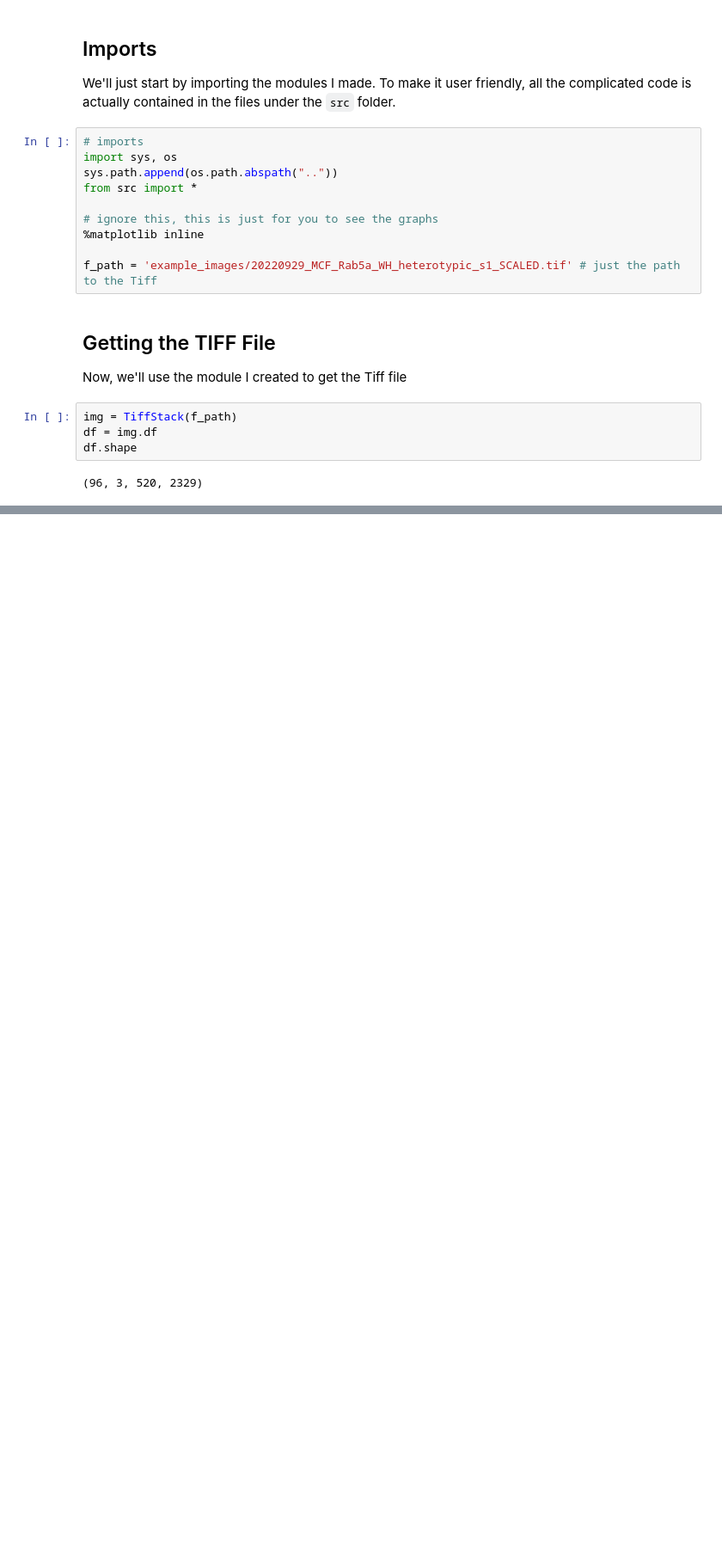
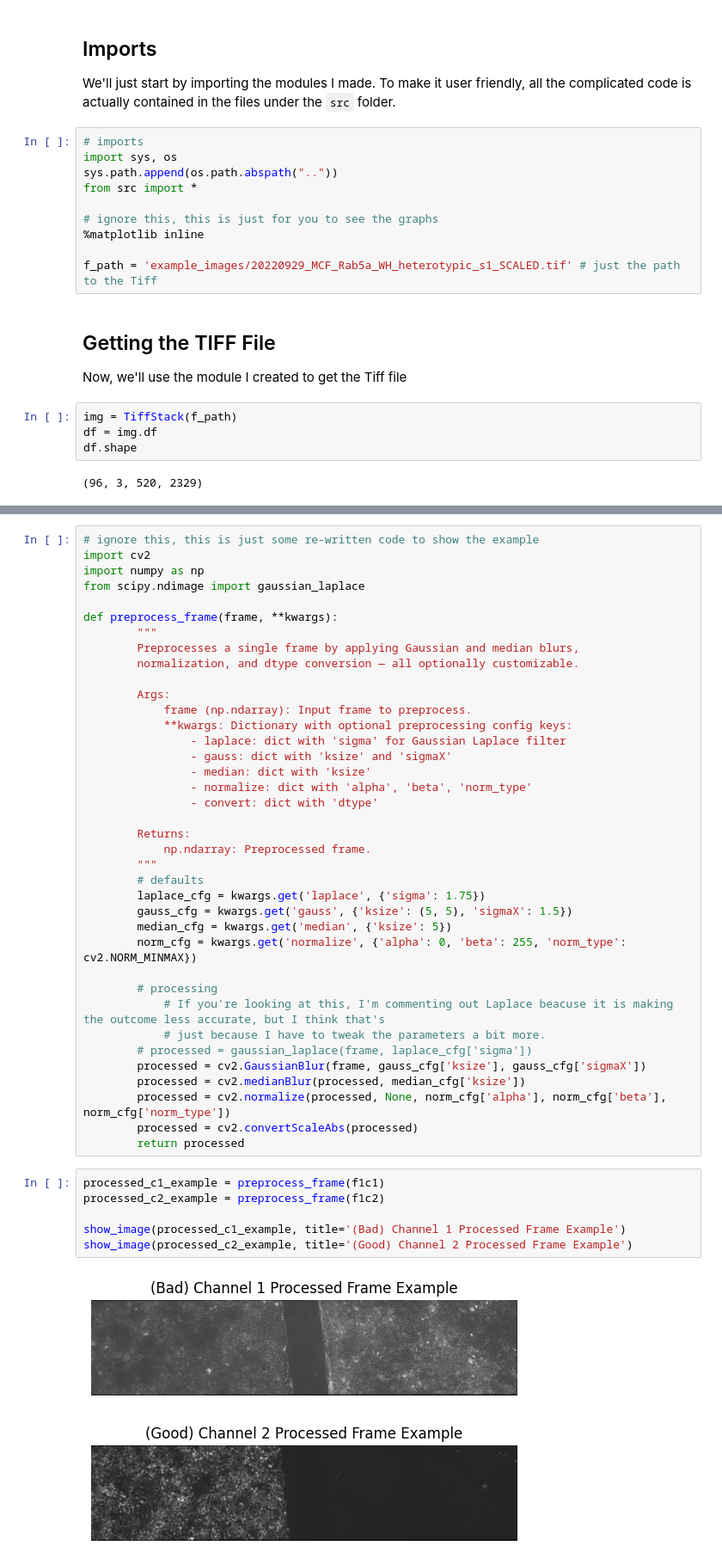
Before and after one commit to ZSR3004/cell2, a Jupyter notebook: example_notebooks/MCF_Rab5a_notebook.ipynb, the cells around one changed output, grey strips where cells are left out. Shown: that part at 86% size. Saved outputs shown, nothing was run; the diff lists cells and outputs as text; blank space fills up the shorter version.

Commit message:
wrote up example ipynb

```diff
--- a/example_notebooks/MCF_Rab5a_notebook.ipynb
+++ b/example_notebooks/MCF_Rab5a_notebook.ipynb
@@ -47,0 +58,47 @@ show_image(f1c3, title='Channel 3')
+# %%
+# ignore this, this is just some re-written code to show the example
+import cv2
+import numpy as np
+from scipy.ndimage import gaussian_laplace
+
+def preprocess_frame(frame, **kwargs):
+        """
+        Preprocesses a single frame by applying Gaussian and median blurs,
+        normalization, and dtype conversion — all optionally customizable.
+
+        Args:
+            frame (np.ndarray): Input frame to preprocess.
+            **kwargs: Dictionary with optional preprocessing config keys:
+                - laplace: dict with 'sigma' for Gaussian Laplace filter
+                - gauss: dict with 'ksize' and 'sigmaX'
+                - median: dict with 'ksize'
+                - normalize: dict with 'alpha', 'beta', 'norm_type'
+                - convert: dict with 'dtype'
+
+        Returns:
+            np.ndarray: Preprocessed frame.
+        """
+        # defaults
+        laplace_cfg = kwargs.get('laplace', {'sigma': 1.75})
+        gauss_cfg = kwargs.get('gauss', {'ksize': (5, 5), 'sigmaX': 1.5})
+        median_cfg = kwargs.get('median', {'ksize': 5})
+        norm_cfg = kwargs.get('normalize', {'alpha': 0, 'beta': 255, 'norm_type': cv2.NORM_MINMAX})
+
+        # processing
+            # If you're looking at this, I'm commenting out Laplace beacuse it is making the outcome less accurate, but I think that's
+            # just because I have to tweak the parameters a bit more.
+        # processed = gaussian_laplace(frame, laplace_cfg['sigma'])
+        processed = cv2.GaussianBlur(frame, gauss_cfg['ksize'], gauss_cfg['sigmaX'])
+        processed = cv2.medianBlur(processed, median_cfg['ksize'])
+        processed = cv2.normalize(processed, None, norm_cfg['alpha'], norm_cfg['beta'], norm_cfg['norm_type'])
+        processed = cv2.convertScaleAbs(processed)
+        return processed
+# %%
+processed_c1_example = preprocess_frame(f1c1)
+processed_c2_example = preprocess_frame(f1c2)
+
+show_image(processed_c1_example, title='(Bad) Channel 1 Processed Frame Example')
+show_image(processed_c2_example, title='(Good) Channel 2 Processed Frame Example')
+# %% [output]
+[figure, added]
+[figure, added]
```
Also changed, not shown: parts of 8 cells of this notebook.
